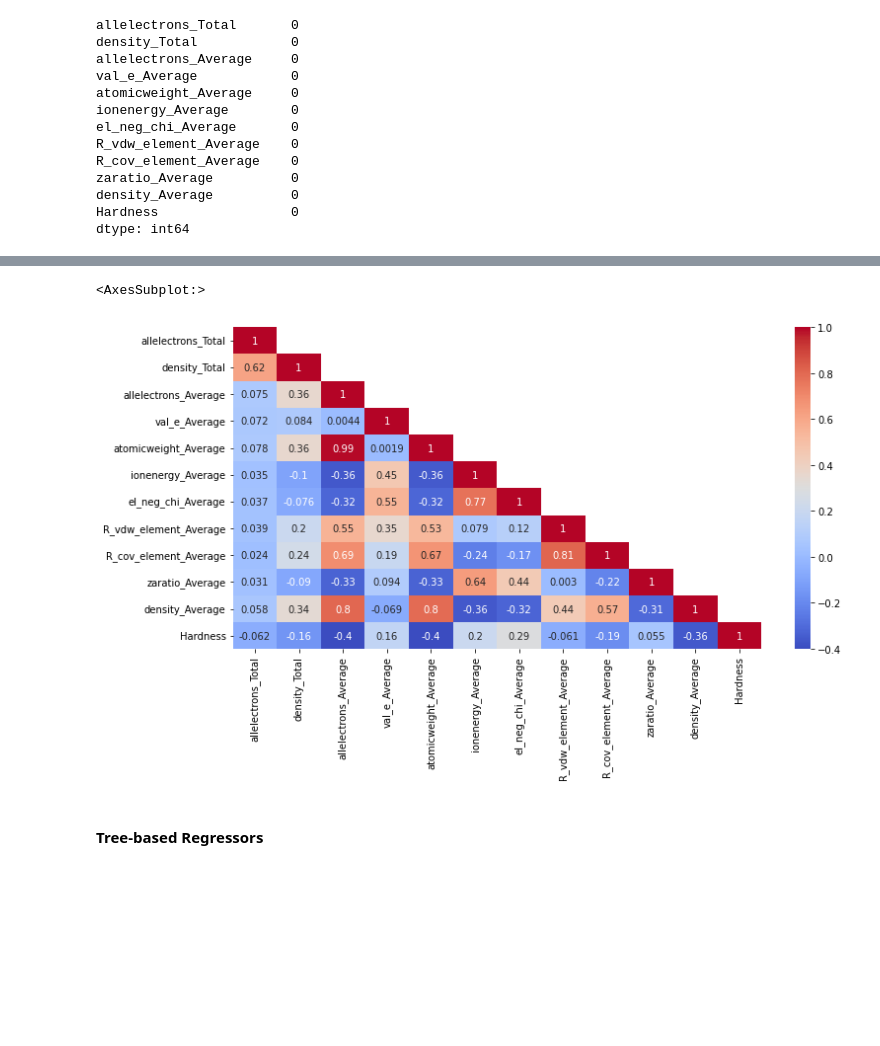
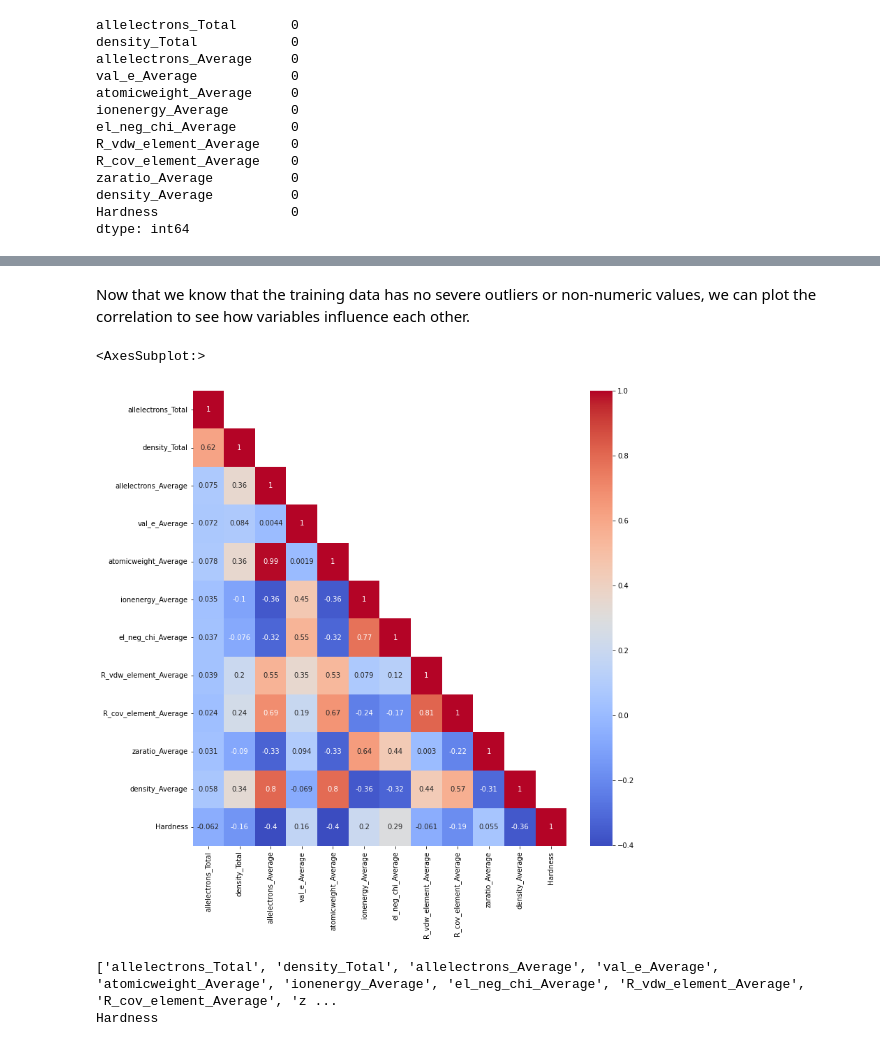
Before and after one commit to MC-Meesh/kaggle, a Jupyter notebook: S3E25/main.ipynb, the cells around one changed output, grey strips where cells are left out. Cells and saved outputs as stored; diff of their text form; code cells hidden in the pictures; blank space fills up the shorter version.

Commit message:
Added annotations to notebook for improved readability

```diff
--- a/S3E25/main.ipynb
+++ b/S3E25/main.ipynb
@@ -66,8 +59,13 @@ train.describe()
+# %% [markdown]
+Now that we know that the training data has no severe outliers or non-numeric values, we can plot the correlation to see how variables influence each other.
 # %%
-plt.figure(figsize=(12,6))
-corr = train.corr()
-mask = np.triu(np.ones_like(corr, dtype=bool), k=1)
-sns.heatmap(corr, mask=mask, annot=True, cmap='coolwarm')
+
+# Plotting correlation matrix for each column
+
+plt.figure(figsize=(12,12)) # set figure size so annotations are not cut off
+corr = train.corr() # get correlation matrix
+mask = np.triu(np.ones_like(corr, dtype=bool), k=1) # create mask to hide upper triangle of plot (as it is a mirror image of the lower triangle)
+sns.heatmap(corr, mask=mask, annot=True, cmap='coolwarm') # plot correlation matrix with seaborn (sns)
 # %% [output]
 <AxesSubplot:>
-[figure, old version]
+[figure, new version]
@@ -77 +72,13 @@ target = train.columns.to_list().pop(-1)
+# %%
+#Here is a nice way of getting columns for the training data and seperating the target column
+
+features = train.columns.to_list()[:-1] # get list of features (all columns except target)
+target = train.columns.to_list().pop(-1) # get target column
+
+#Sanity check
+print(features)
+print(target)
+# %% [output]
+['allelectrons_Total', 'density_Total', 'allelectrons_Average', 'val_e_Average', 'atomicweight_Average', 'ionenergy_Average', 'el_neg_chi_Average', 'R_vdw_element_Average', 'R_cov_element_Average', 'z ...
+Hardness
 # %%
@@ -82,2 +88,0 @@ X_train, X_test, y_train, y_test = train_test_split(X, y, test_size=0.2, random_
-# %% [markdown]
-#### Tree-based Regressors
```
Also changed, not shown: parts of 20 cells of this notebook.
